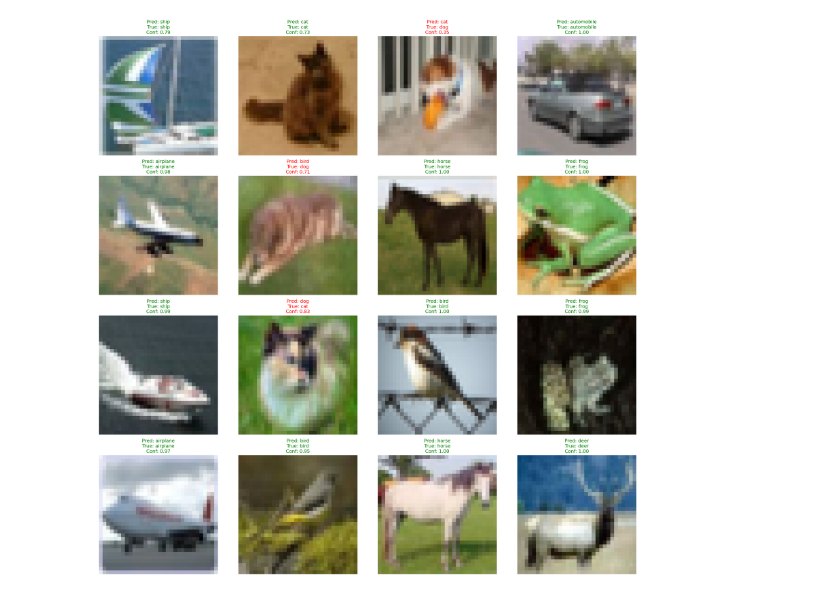
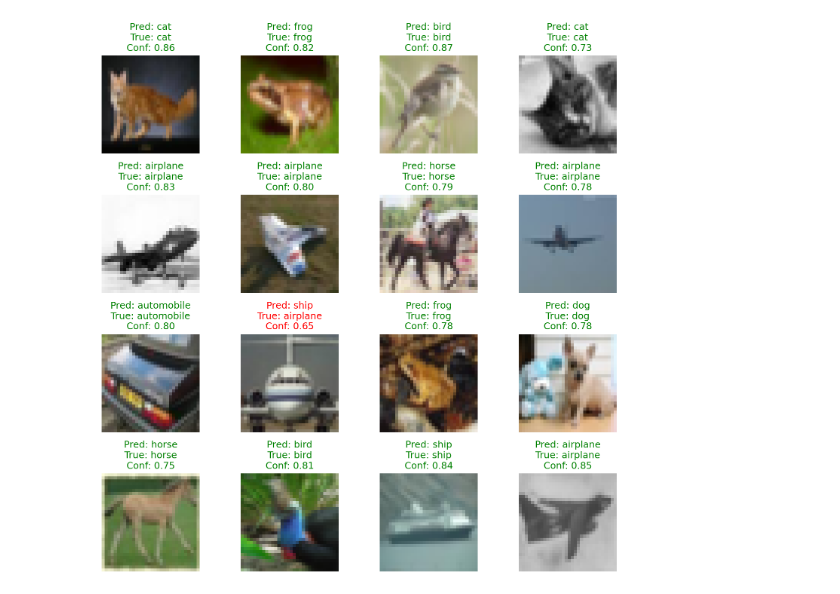
Before and after one commit to lorenzo-querol/Patch-Diffusion, a Jupyter notebook: test_cls.ipynb, the cells around one changed output. Saved outputs shown, nothing was run; the diff lists cells and outputs as text; code cells hidden in the pictures.

```diff
--- a/test_cls.ipynb
+++ b/test_cls.ipynb
@@ -144 +87,5 @@ test_dataloader = torch.utils.data.DataLoader(test_dataset_obj, **c.dataloader_k
+# %%
+shape = (16, 3, 32, 32)
+y = torch.randint(low=0, high=10, size=(shape[0],))
+samples = diffusion.sample(net, shape, y, guidance_scale=6.0)
 # %%
@@ -211,8 +155,8 @@ def evaluate(net, dataloader, device, return_gts_and_confs=False):
 # %%
 test_loss, test_acc, test_ece, gts, confs, preds = evaluate(
-    net=net,
-    dataloader=test_dataloader,
-    device=device,
-    return_gts_and_confs=True,
+    net,
+    test_dataloader,
+    c.device,
+    return_outputs=True,
 )
 # %%
@@ -238,8 +182,14 @@ for i, (image, label) in enumerate(test_dataloader):
 images = torch.cat(images)
 labels = torch.cat(labels).argmax(dim=1).cpu().numpy()
 # %%
-def plot_predictions(images, gts, confs, preds, num_samples=16):
-    """ Plot random samples from the dataset with predictions and confidences.
+def plot_samples(
+    images: torch.Tensor,
+    gts: np.ndarray,
+    confs: np.ndarray,
+    preds: np.ndarray,
+    num_samples: int = 16,
+):
+    """Plot random samples from the dataset with predictions and confidences.
 
     :param images: Tensor of shape (N, C, H, W) containing images.
     :param gts: Tensor of shape (N,) containing ground truth labels.
@@ -247,8 +197,10 @@ def plot_predictions(images, gts, confs, preds, num_samples=16):
     :param preds: Tensor of shape (N,) containing predicted labels.
     :param num_samples: Number of samples to plot. Default is 16.
     """
+
     # Randomly choose num_sample indices from images, gts, preds, and confs
     indices = np.random.choice(len(images), num_samples, replace=False)
+
     images = images[indices]
     gts = gts[indices]
     preds = preds[indices]
@@ -258,7 +210,7 @@ def plot_predictions(images, gts, confs, preds, num_samples=16):
     num_cols = 4
     num_rows = (num_images + num_cols - 1) // num_cols
 
-    fig, axes = plt.subplots(num_rows, num_cols, figsize=(20, 20), dpi=150)
+    fig, axes = plt.subplots(num_rows, num_cols, figsize=(10, 10), dpi=150)
     axes = axes.flatten()
 
     for i in range(num_images):
@@ -285,6 +237,6 @@ def plot_predictions(images, gts, confs, preds, num_samples=16):
     plt.tight_layout()
     plt.show()
 # %%
-plot_predictions(images, labels, confs, preds)
+plot_samples(images, labels, confs, preds)
 # %% [output]
-[figure, old version]
+[figure, new version]
```
Also changed, not shown: parts of 13 cells of this notebook, 12 other files.
